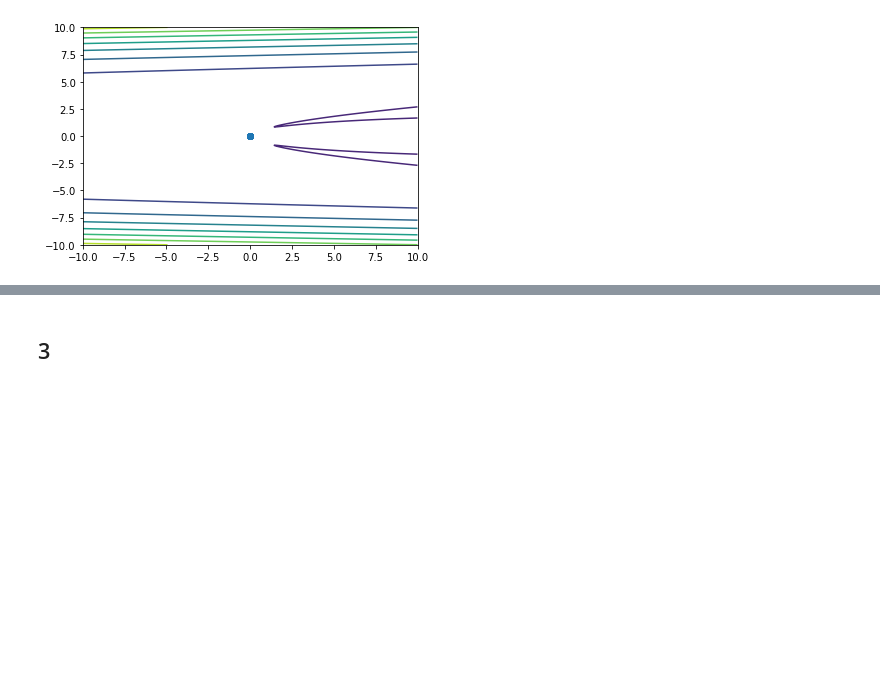
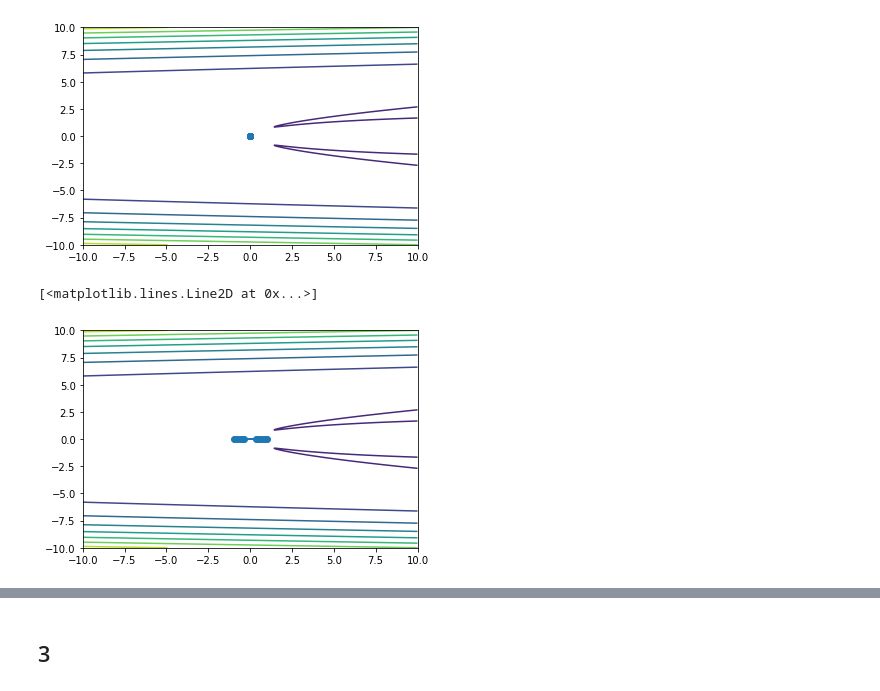
Before and after one commit to CXYSean/ANLY590, a Jupyter notebook: HW2/HW2.ipynb, the cells around one changed output, grey strips where cells are left out. Cells and saved outputs as stored; diff of their text form; code cells hidden in the pictures; blank space fills up the shorter version.

```diff
--- a/HW2/HW2.ipynb
+++ b/HW2/HW2.ipynb
@@ -114,3 +149,14 @@ plt.plot(x,y,'-o')
 # %% [output]
 [<matplotlib.lines.Line2D at 0x...>]
 [figure]
+# %%
+traj = grad_descent_with_momentum((1,0),iterations=10, epsilon=0.02, alpha=.05)
+
+fig, ax = plt.subplots()
+CS = ax.contour(X, Y, Z)
+x= traj[:,0]
+y= traj[:,1]
+plt.plot(x,y,'-o')
+# %% [output]
+[<matplotlib.lines.Line2D at 0x...>]
+[figure, added]
```
Also changed, not shown: parts of 27 cells of this notebook.
